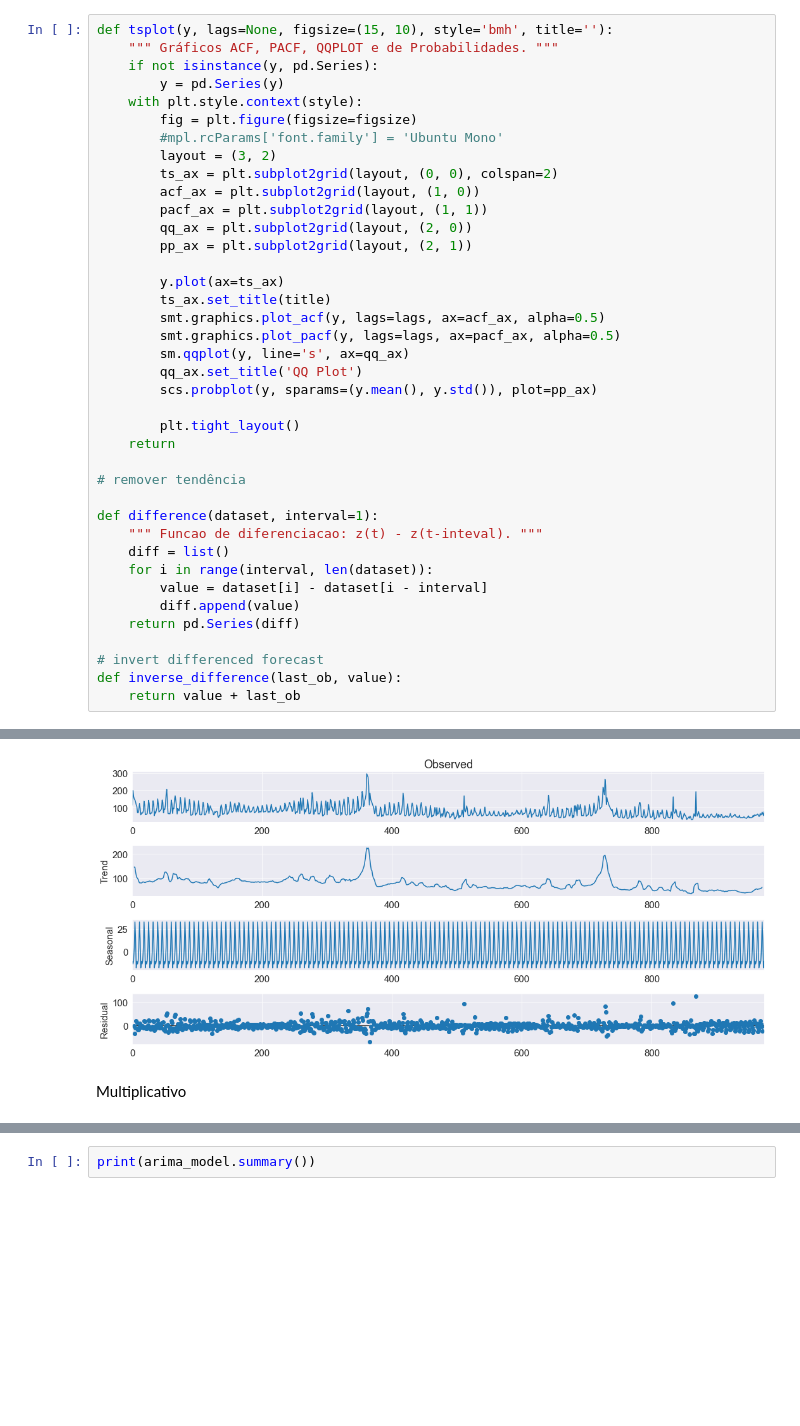
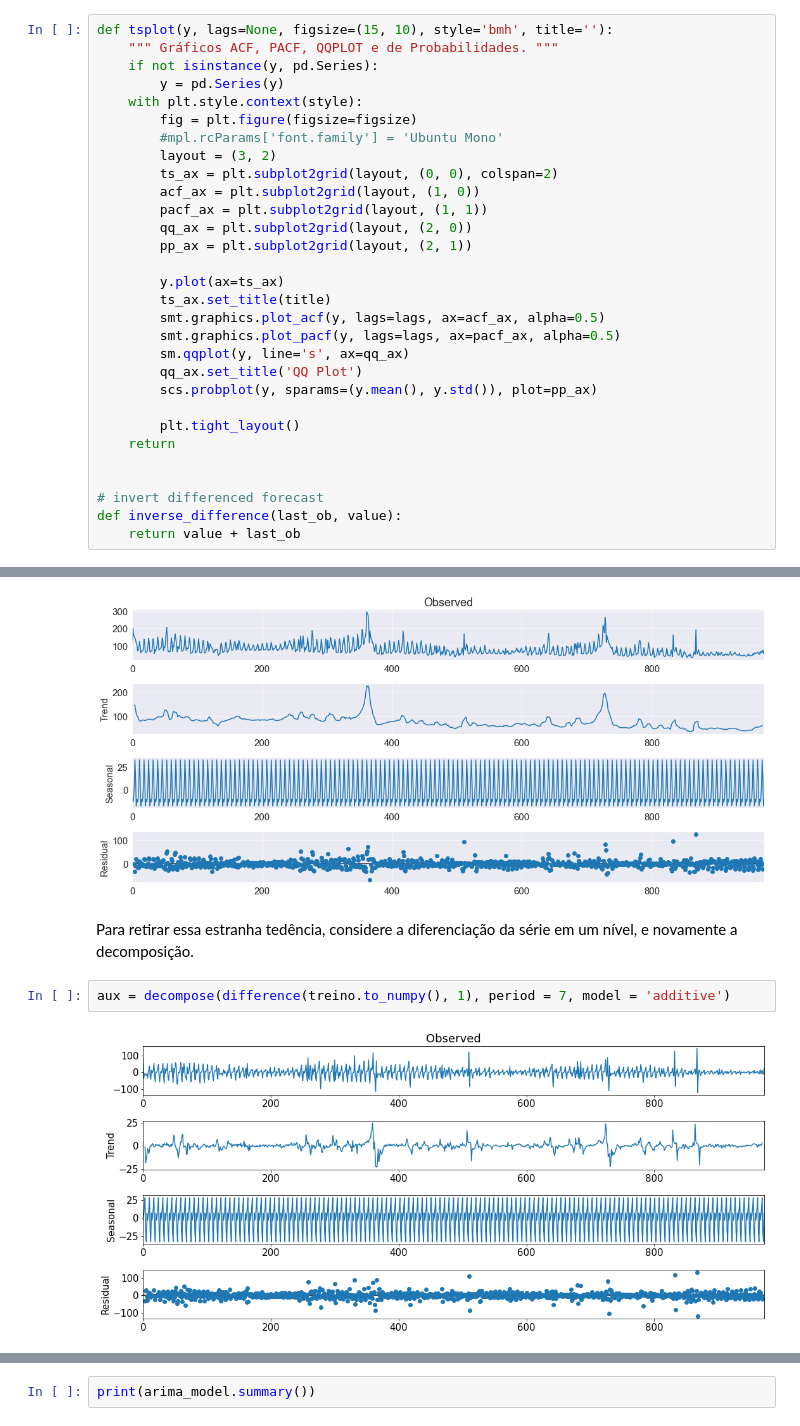
Before and after one commit to derSchmetterling/time_series, a Jupyter notebook: trabalho_ts_auto.ipynb, the cells around one changed output, grey strips where cells are left out. Cells and saved outputs as stored; diff of their text form; blank space fills up the shorter version.

```diff
--- a/trabalho_ts_auto.ipynb
+++ b/trabalho_ts_auto.ipynb
@@ -69,15 +72,6 @@ def tsplot(y, lags=None, figsize=(15, 10), style='bmh', title=''):
         plt.tight_layout()
     return
 
-# remover tendência
-
-def difference(dataset, interval=1):
-    """ Funcao de diferenciacao: z(t) - z(t-inteval). """
-    diff = list()
-    for i in range(interval, len(dataset)):
-        value = dataset[i] - dataset[i - interval]
-        diff.append(value)
-    return pd.Series(diff)
 
 # invert differenced forecast
 def inverse_difference(last_ob, value):
@@ -214,5 +223,9 @@ res_a = decompose(treino, period = 7, model = 'additive')
 # %% [output]
 Modelo Aditivo
 [figure]
-# %% [markdown]
-Multiplicativo
+# %% [markdown]
+Para retirar essa estranha tedência, considere a diferenciação da série em um nível, e novamente a decomposição.
+# %%
+aux = decompose(difference(treino.to_numpy(), 1), period = 7, model = 'additive')
+# %% [output]
+[figure, added]
```
Also changed, not shown: parts of 52 cells of this notebook.
